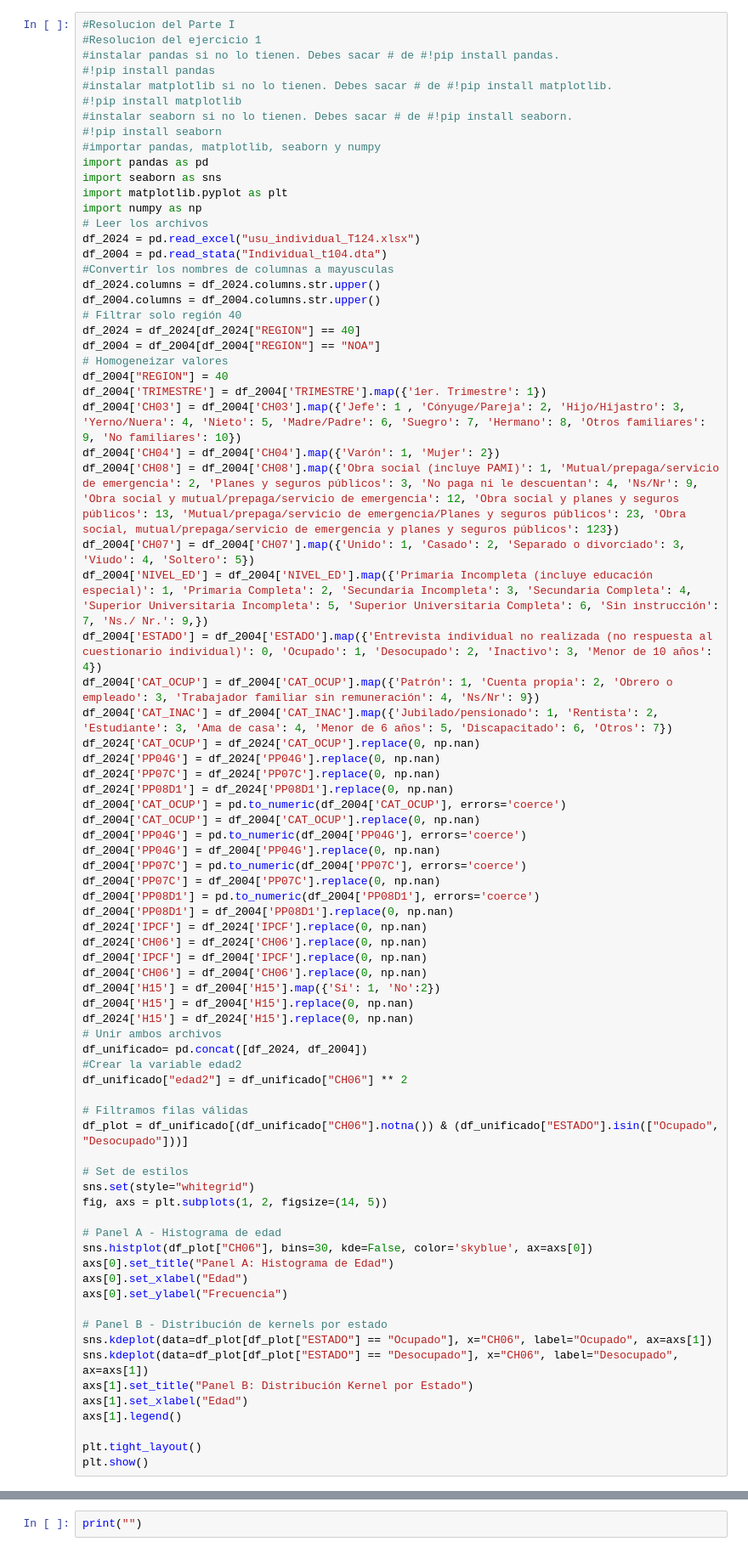
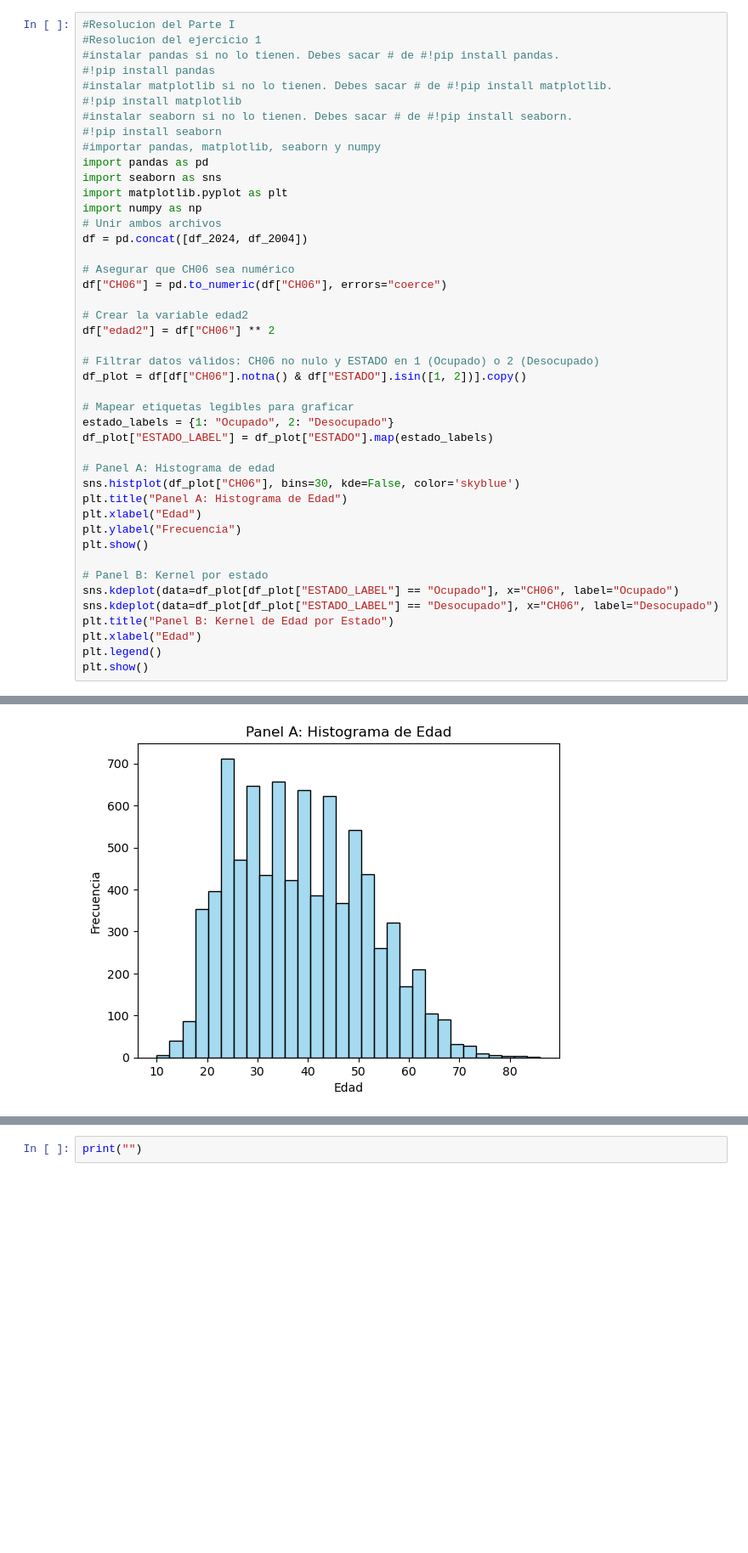
Before and after one commit to LucaDadderio0/-BigDataUBA-Grup10, a Jupyter notebook: TP3/Big_Data_TP3_Grupo10.ipynb, the cells around one changed output, grey strips where cells are left out. Shown at 85% size. Cells and saved outputs as stored; diff of their text form; blank space fills up the shorter version.

```diff
--- a/TP3/Big_Data_TP3_Grupo10.ipynb
+++ b/TP3/Big_Data_TP3_Grupo10.ipynb
@@ -93,70 +104,34 @@ import pandas as pd
 import seaborn as sns
 import matplotlib.pyplot as plt
 import numpy as np
-# Leer los archivos
-df_2024 = pd.read_excel("usu_individual_T124.xlsx")
-df_2004 = pd.read_stata("Individual_t104.dta")
-#Convertir los nombres de columnas a mayusculas
-df_2024.columns = df_2024.columns.str.upper()
-df_2004.columns = df_2004.columns.str.upper()
-# Filtrar solo región 40
-df_2024 = df_2024[df_2024["REGION"] == 40]
-df_2004 = df_2004[df_2004["REGION"] == "NOA"]
-# Homogeneizar valores
-df_2004["REGION"] = 40
-df_2004['TRIMESTRE'] = df_2004['TRIMESTRE'].map({'1er. Trimestre': 1})
-df_2004['CH03'] = df_2004['CH03'].map({'Jefe': 1 , 'Cónyuge/Pareja': 2, 'Hijo/Hijastro': 3, 'Yerno/Nuera': 4, 'Nieto': 5, 'Madre/Padre': 6, 'Suegro': 7, 'Hermano': 8, 'Otros familiares': 9, 'No familiares': 10})
-df_2004['CH04'] = df_2004['CH04'].map({'Varón': 1, 'Mujer': 2})
-df_2004['CH08'] = df_2004['CH08'].map({'Obra social (incluye PAMI)': 1, 'Mutual/prepaga/servicio de emergencia': 2, 'Planes y seguros públicos': 3, 'No paga ni le descuentan': 4, 'Ns/Nr': 9, 'Obra social y mutual/prepaga/servicio de emergencia': 12, 'Obra social y planes y seguros públicos': 13, 'Mutual/prepaga/servicio de emergencia/Planes y seguros públicos': 23, 'Obra social, mutual/prepaga/servicio de emergencia y planes y seguros públicos': 123})
-df_2004['CH07'] = df_2004['CH07'].map({'Unido': 1, 'Casado': 2, 'Separado o divorciado': 3, 'Viudo': 4, 'Soltero': 5})
-df_2004['NIVEL_ED'] = df_2004['NIVEL_ED'].map({'Primaria Incompleta (incluye educación especial)': 1, 'Primaria Completa': 2, 'Secundaria Incompleta': 3, 'Secundaria Completa': 4, 'Superior Universitaria Incompleta': 5, 'Superior Universitaria Completa': 6, 'Sin instrucción': 7, 'Ns./ Nr.': 9,})
-df_2004['ESTADO'] = df_2004['ESTADO'].map({'Entrevista individual no realizada (no respuesta al cuestionario individual)': 0, 'Ocupado': 1, 'Desocupado': 2, 'Inactivo': 3, 'Menor de 10 años': 4})
-df_2004['CAT_OCUP'] = df_2004['CAT_OCUP'].map({'Patrón': 1, 'Cuenta propia': 2, 'Obrero o empleado': 3, 'Trabajador familiar sin remuneración': 4, 'Ns/Nr': 9})
-df_2004['CAT_INAC'] = df_2004['CAT_INAC'].map({'Jubilado/pensionado': 1, 'Rentista': 2, 'Estudiante': 3, 'Ama de casa': 4, 'Menor de 6 años': 5, 'Discapacitado': 6, 'Otros': 7})
-df_2024['CAT_OCUP'] = df_2024['CAT_OCUP'].replace(0, np.nan)
-df_2024['PP04G'] = df_2024['PP04G'].replace(0, np.nan)
-df_2024['PP07C'] = df_2024['PP07C'].replace(0, np.nan)
-df_2024['PP08D1'] = df_2024['PP08D1'].replace(0, np.nan)
-df_2004['CAT_OCUP'] = pd.to_numeric(df_2004['CAT_OCUP'], errors='coerce')
-df_2004['CAT_OCUP'] = df_2004['CAT_OCUP'].replace(0, np.nan)
-df_2004['PP04G'] = pd.to_numeric(df_2004['PP04G'], errors='coerce')
-df_2004['PP04G'] = df_2004['PP04G'].replace(0, np.nan)
-df_2004['PP07C'] = pd.to_numeric(df_2004['PP07C'], errors='coerce')
-df_2004['PP07C'] = df_2004['PP07C'].replace(0, np.nan)
-df_2004['PP08D1'] = pd.to_numeric(df_2004['PP08D1'], errors='coerce')
-df_2004['PP08D1'] = df_2004['PP08D1'].replace(0, np.nan)
-df_2024['IPCF'] = df_2024['IPCF'].replace(0, np.nan)
-df_2024['CH06'] = df_2024['CH06'].replace(0, np.nan)
-df_2004['IPCF'] = df_2004['IPCF'].replace(0, np.nan)
-df_2004['CH06'] = df_2004['CH06'].replace(0, np.nan)
-df_2004['H15'] = df_2004['H15'].map({'Sí': 1, 'No':2})
-df_2004['H15'] = df_2004['H15'].replace(0, np.nan)
-df_2024['H15'] = df_2024['H15'].replace(0, np.nan)
 # Unir ambos archivos
-df_unificado= pd.concat([df_2024, df_2004])
-#Crear la variable edad2
-df_unificado["edad2"] = df_unificado["CH06"] ** 2
+df = pd.concat([df_2024, df_2004])
 
-# Filtramos filas válidas
-df_plot = df_unificado[(df_unificado["CH06"].notna()) & (df_unificado["ESTADO"].isin(["Ocupado", "Desocupado"]))]
+# Asegurar que CH06 sea numérico
+df["CH06"] = pd.to_numeric(df["CH06"], errors="coerce")
 
-# Set de estilos
-sns.set(style="whitegrid")
-fig, axs = plt.subplots(1, 2, figsize=(14, 5))
+# Crear la variable edad2
+df["edad2"] = df["CH06"] ** 2
 
-# Panel A - Histograma de edad
-sns.histplot(df_plot["CH06"], bins=30, kde=False, color='skyblue', ax=axs[0])
-axs[0].set_title("Panel A: Histograma de Edad")
-axs[0].set_xlabel("Edad")
-axs[0].set_ylabel("Frecuencia")
+# Filtrar datos válidos: CH06 no nulo y ESTADO en 1 (Ocupado) o 2 (Desocupado)
+df_plot = df[df["CH06"].notna() & df["ESTADO"].isin([1, 2])].copy()
 
-# Panel B - Distribución de kernels por estado
-sns.kdeplot(data=df_plot[df_plot["ESTADO"] == "Ocupado"], x="CH06", label="Ocupado", ax=axs[1])
-sns.kdeplot(data=df_plot[df_plot["ESTADO"] == "Desocupado"], x="CH06", label="Desocupado", ax=axs[1])
-axs[1].set_title("Panel B: Distribución Kernel por Estado")
-axs[1].set_xlabel("Edad")
-axs[1].legend()
+# Mapear etiquetas legibles para graficar
+estado_labels = {1: "Ocupado", 2: "Desocupado"}
+df_plot["ESTADO_LABEL"] = df_plot["ESTADO"].map(estado_labels)
 
-plt.tight_layout()
+# Panel A: Histograma de edad
+sns.histplot(df_plot["CH06"], bins=30, kde=False, color='skyblue')
+plt.title("Panel A: Histograma de Edad")
+plt.xlabel("Edad")
+plt.ylabel("Frecuencia")
 plt.show()
+
+# Panel B: Kernel por estado
+sns.kdeplot(data=df_plot[df_plot["ESTADO_LABEL"] == "Ocupado"], x="CH06", label="Ocupado")
+sns.kdeplot(data=df_plot[df_plot["ESTADO_LABEL"] == "Desocupado"], x="CH06", label="Desocupado")
+plt.title("Panel B: Kernel de Edad por Estado")
+plt.xlabel("Edad")
+plt.legend()
+plt.show()
 # %% [output]
@@ -163,0 +138 @@ TypeError: unsupported operand type(s) for ** or pow(): 'str' and 'int'
+[figure, added]
```
Also changed, not shown: parts of 15 cells of this notebook.
